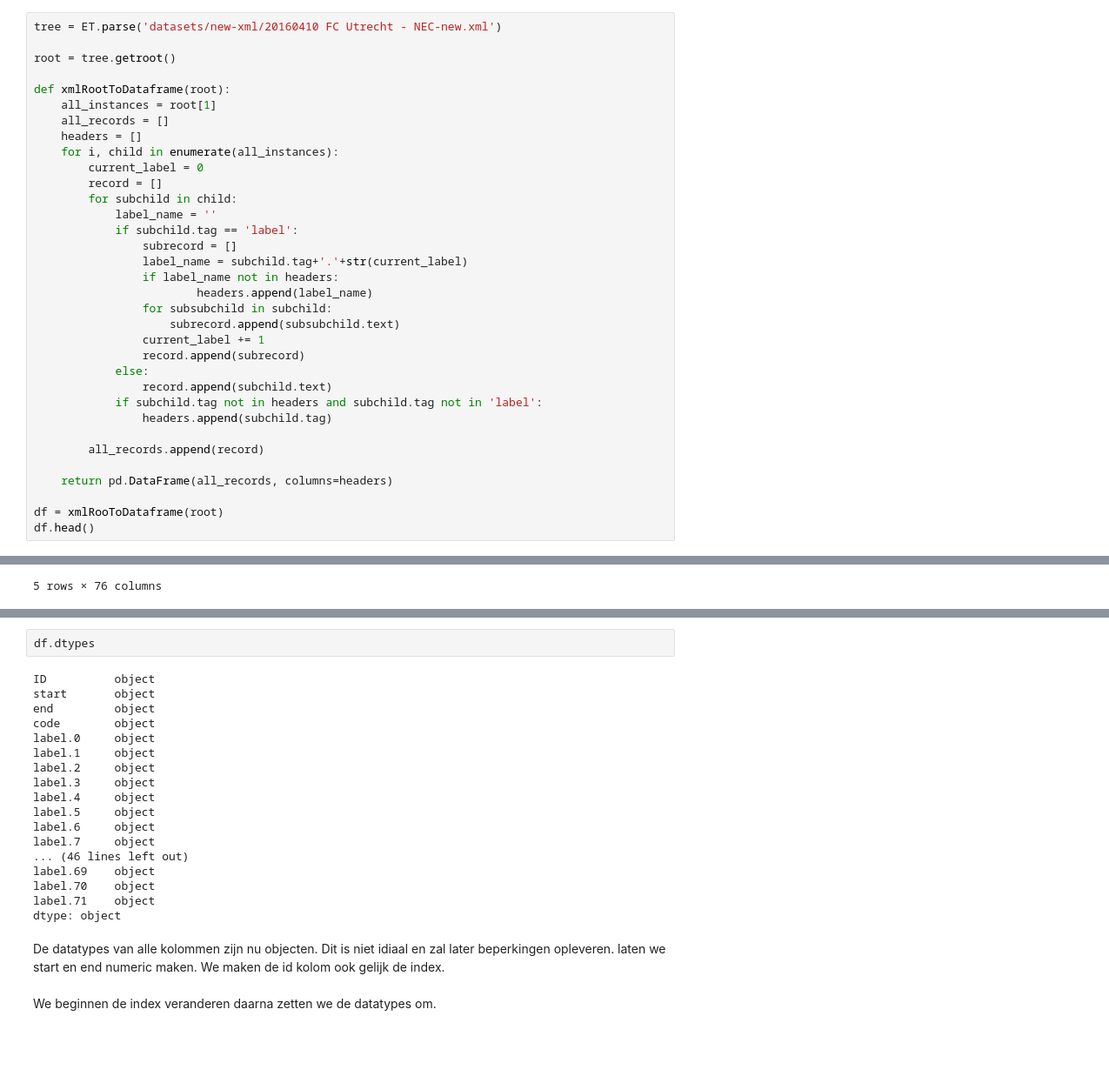
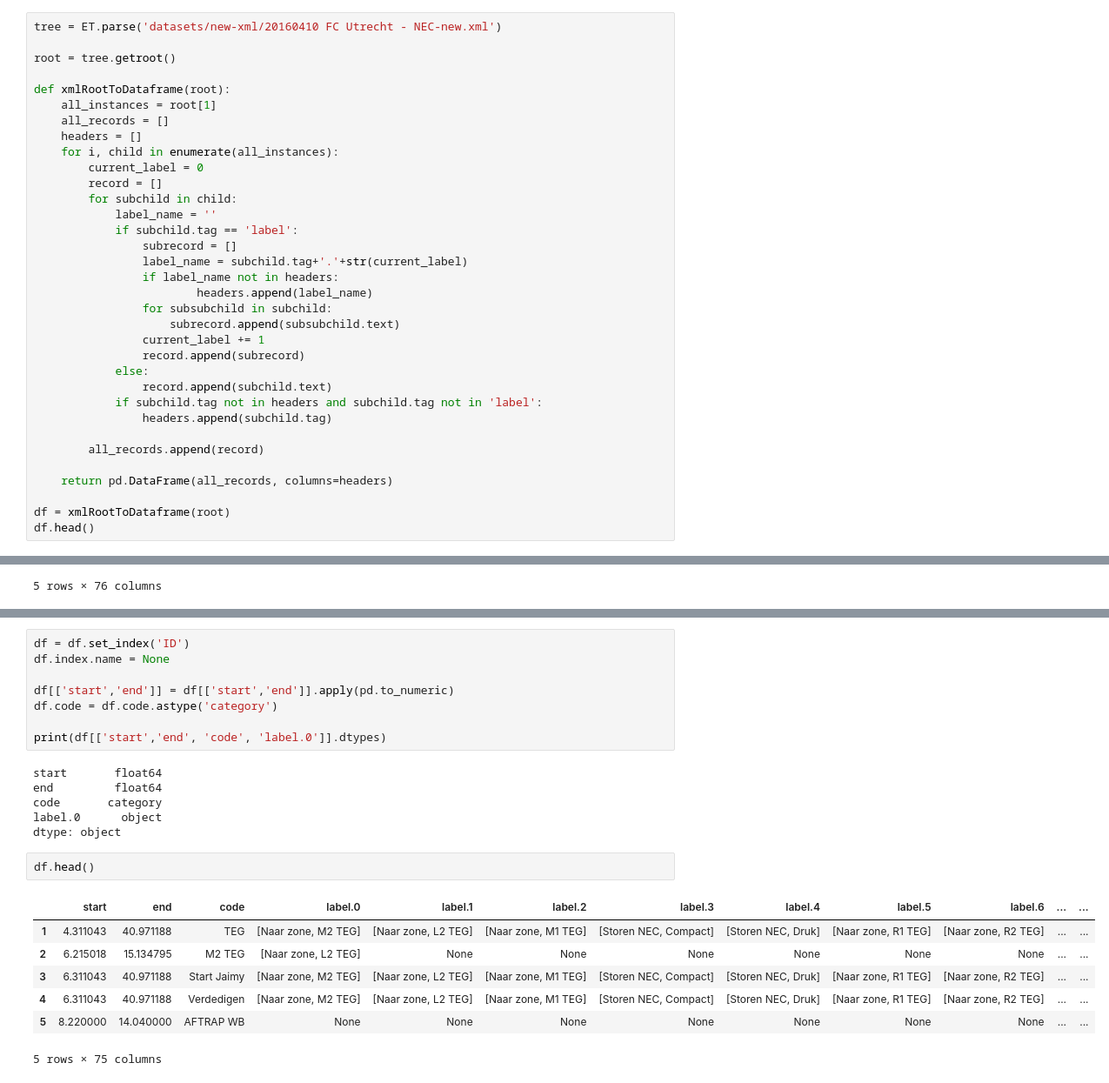
Before and after one commit to GewoonMaarten/DataScienceNEC, a Jupyter notebook: Data collection & munging.ipynb, the cells around one changed output, grey strips where cells are left out. Shown at 87% size. Saved outputs shown, nothing was run; the diff lists cells and outputs as text; blank space fills up the shorter version.

```diff
--- a/Data collection & munging.ipynb
+++ b/Data collection & munging.ipynb
@@ -69,7 +72,7 @@ def xmlRootToDataframe(root):
 
     return pd.DataFrame(all_records, columns=headers)
 
-df = xmlRooToDataframe(root)
+df = xmlRootToDataframe(root)
 df.head()
 # %% [output]
 |  | ID | start | end | code | label.0 | label.1 | label.2 | label.3 | label.4 | label.5 | ... | ... |
@@ -82,25 +99,24 @@ df.head()
+# %%
+df = df.set_index('ID')
+df.index.name = None
+
+df[['start','end']] = df[['start','end']].apply(pd.to_numeric)
+df.code = df.code.astype('category')
+
+print(df[['start','end', 'code', 'label.0']].dtypes)
+# %% [output]
+start       float64
+end         float64
+code       category
+label.0      object
+dtype: object
 # %%
-df.dtypes
+df.head()
 # %% [output]
+|  | start | end | code | label.0 | label.1 | label.2 | label.3 | label.4 | label.5 | label.6 | ... | ... |
+| 1 | 4.311043 | 40.971188 | TEG | [Naar zone, M2 TEG] | [Naar zone, L2 TEG] | [Naar zone, M1 TEG] | [Storen NEC, Compact] | [Storen NEC, Druk] | [Naar zone, R1 TEG] | [Naar zone, R2 TEG] | ... | ... |
+| 2 | 6.215018 | 15.134795 | M2 TEG | [Naar zone, L2 TEG] | None | None | None | None | None | None | ... | ... |
+| 3 | 6.311043 | 40.971188 | Start Jaimy | [Naar zone, M2 TEG] | [Naar zone, L2 TEG] | [Naar zone, M1 TEG] | [Storen NEC, Compact] | [Storen NEC, Druk] | [Naar zone, R1 TEG] | [Naar zone, R2 TEG] | ... | ... |
+| 4 | 6.311043 | 40.971188 | Verdedigen | [Naar zone, M2 TEG] | [Naar zone, L2 TEG] | [Naar zone, M1 TEG] | [Storen NEC, Compact] | [Storen NEC, Druk] | [Naar zone, R1 TEG] | [Naar zone, R2 TEG] | ... | ... |
+| 5 | 8.220000 | 14.040000 | AFTRAP WB | None | None | None | None | None | None | None | ... | ... |
-ID          object
-start       object
-end         object
-code        object
-label.0     object
-label.1     object
-label.2     object
-label.3     object
-label.4     object
-label.5     object
-label.6     object
-label.7     object
-... (46 lines left out)
-label.69    object
-label.70    object
-label.71    object
-dtype: object
+5 rows × 75 columns
-# %% [markdown]
-De datatypes van alle kolommen zijn nu objecten. Dit is niet idiaal en zal later beperkingen opleveren. laten we start en end numeric maken. We maken de id kolom ook gelijk de index.
-<br />
-<br />
-We beginnen de index veranderen daarna zetten we de datatypes om.
```
Also changed, not shown: parts of 6 cells of this notebook, 2 other files.
